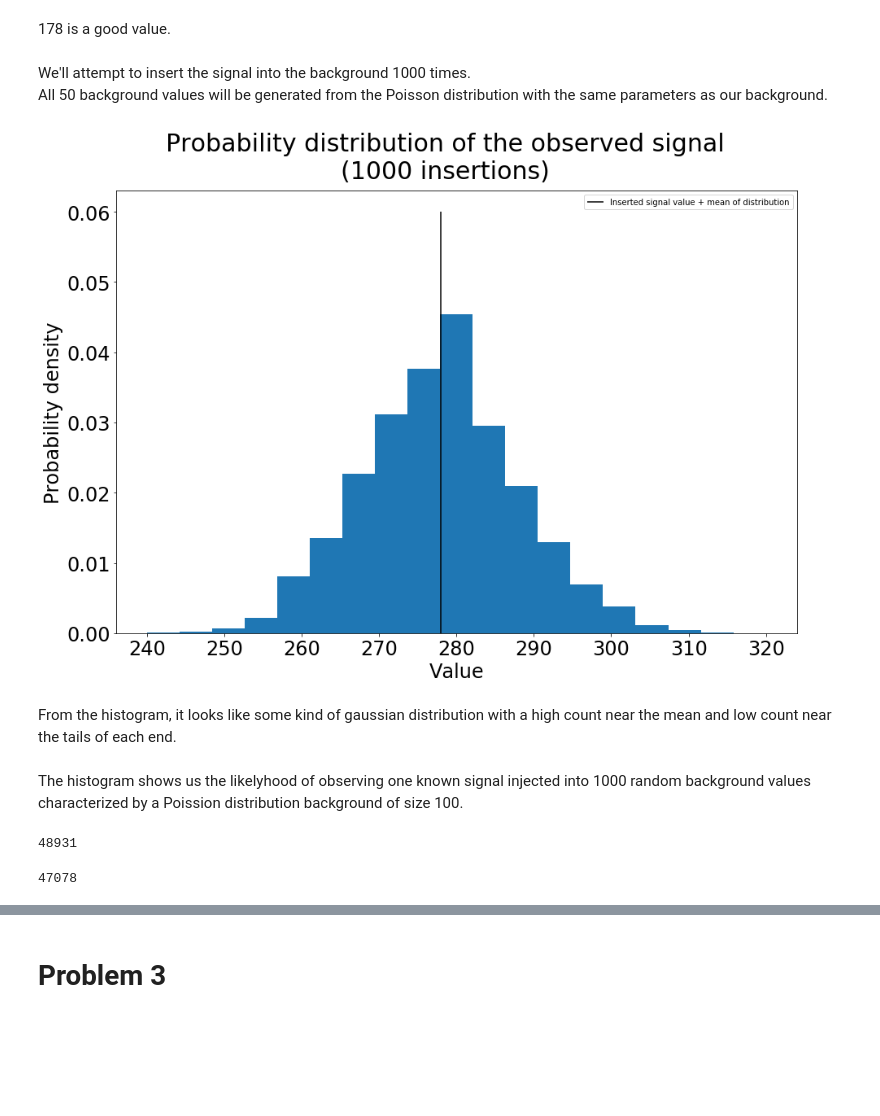
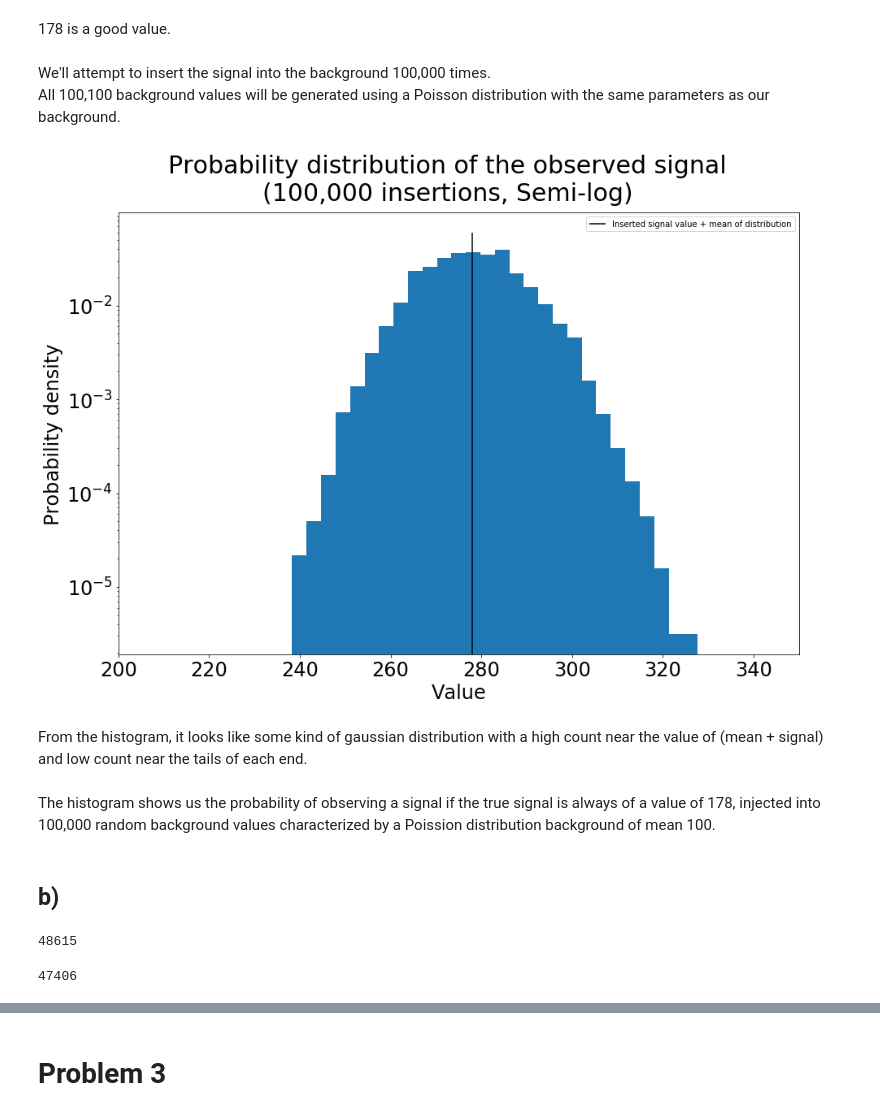
Before and after one commit to John-ZH/PHYS-343-Lab, a Jupyter notebook: John_Zhuang_Lab06.ipynb, the cells around one changed output, grey strips where cells are left out. Cells and saved outputs as stored; diff of their text form; code cells hidden in the pictures; blank space fills up the shorter version.

```diff
--- a/John_Zhuang_Lab06.ipynb
+++ b/John_Zhuang_Lab06.ipynb
@@ -115,31 +72,37 @@ We'll just get a random value from between these as the signal.
 # %%
 signal = 178
 # %% [markdown]
-We'll attempt to insert the signal into the background 1000 times.
-<br>All 50 background values will be generated from the Poisson distribution with the same parameters as our background.
+We'll attempt to insert the signal into the background 100,000 times.
+<br>All 100,100 background values will be generated using a Poisson distribution with the same parameters as our background.
 # %%
 insertions = stats.poisson.rvs(100, loc=0, size=100000) + signal
 # %%
-plt.suptitle('Probability distribution of the observed signal\n(1000 insertions)', fontsize=30)
+plt.suptitle('Probability distribution of the observed signal\n(100,000 insertions, Semi-log)', fontsize=30)
 plt.xlabel('Value', fontsize = 24)
 plt.ylabel('Probability density', fontsize = 24)
 plt.tick_params(labelsize = 24)
-plt.hist(insertions,  bins = np.linspace(240,320,20), density = True)
+plt.yscale('log')
+plt.xlim([200,350])
+insertion_hist = plt.hist(insertions,  bins = np.linspace(200,350,48), density = True)
 plt.vlines(signal + 100, ymin = 0, ymax = 0.06, label = 'Inserted signal value + mean of distribution')
 plt.legend()
 plt.show()
 # %% [output]
-[figure, old version]
+[figure, new version]
 # %% [markdown]
-From the histogram, it looks like some kind of gaussian distribution with a high count near the mean and low count near the tails of each end.
+From the histogram, it looks like some kind of gaussian distribution with a high count near the value of (mean + signal) and low count near the tails of each end.
 # %% [markdown]
-The histogram shows us the likelyhood of observing one known signal injected into 1000 random background values characterized by a Poission distribution background of size 100.
+The histogram shows us the probability of observing a signal if the true signal is always of a value of 178, injected into 100,000 random background values characterized by a Poission distribution background of mean 100.
+# %% [markdown]
+## b)
 # %%
-(insertions < signal + 100).sum()
+lower = (insertions < signal + 100).sum()
+lower
 # %% [output]
-48931
+48615
 # %%
-(insertions > signal + 100).sum()
+higher = (insertions > signal + 100).sum()
+higher
 # %% [output]
-47078
+47406
 # %%
```
Also changed, not shown: parts of 72 cells of this notebook.
